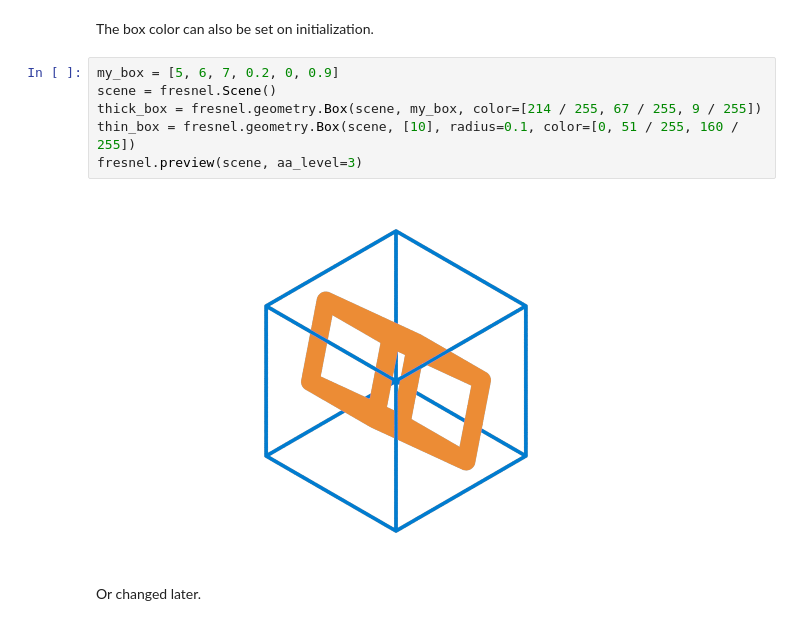
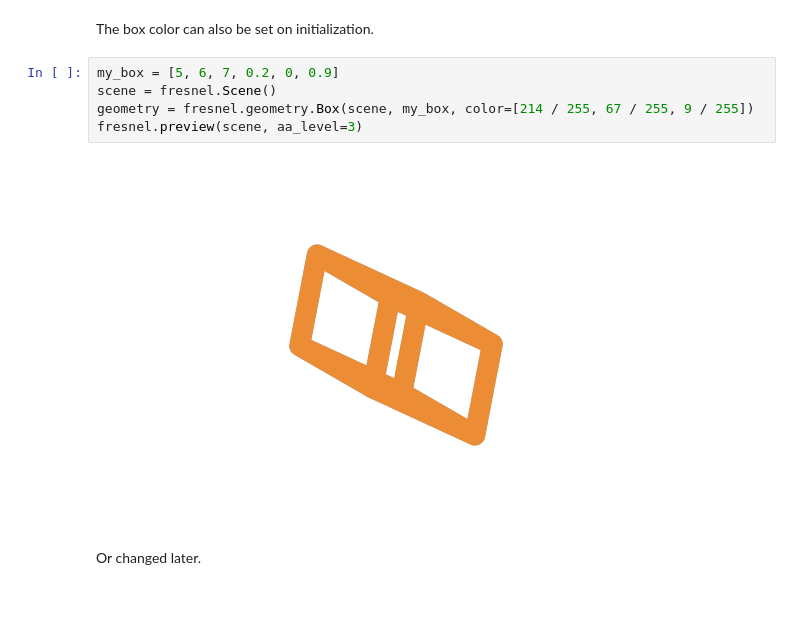
Before and after one commit to glotzerlab/fresnel-examples, a Jupyter notebook: 01-Primitives/05-Box-geometry.ipynb, the cells around one changed output. Drawn from its saved outputs; the diff is of its cells as text.

```diff
--- a/01-Primitives/05-Box-geometry.ipynb
+++ b/01-Primitives/05-Box-geometry.ipynb
@@ -57,11 +56,10 @@ The box color can also be set on initialization.
 # %%
 my_box = [5, 6, 7, 0.2, 0, 0.9]
 scene = fresnel.Scene()
-thick_box = fresnel.geometry.Box(scene, my_box, color=[214 / 255, 67 / 255, 9 / 255])
-thin_box = fresnel.geometry.Box(scene, [10], radius=0.1, color=[0, 51 / 255, 160 / 255])
+geometry = fresnel.geometry.Box(scene, my_box, color=[214 / 255, 67 / 255, 9 / 255])
 fresnel.preview(scene, aa_level=3)
 # %% [output]
-[figure, old version]
+[figure, new version]
 # %% [markdown]
 Or changed later.
 # %%
```
Also changed, not shown: parts of 4 cells of this notebook.
